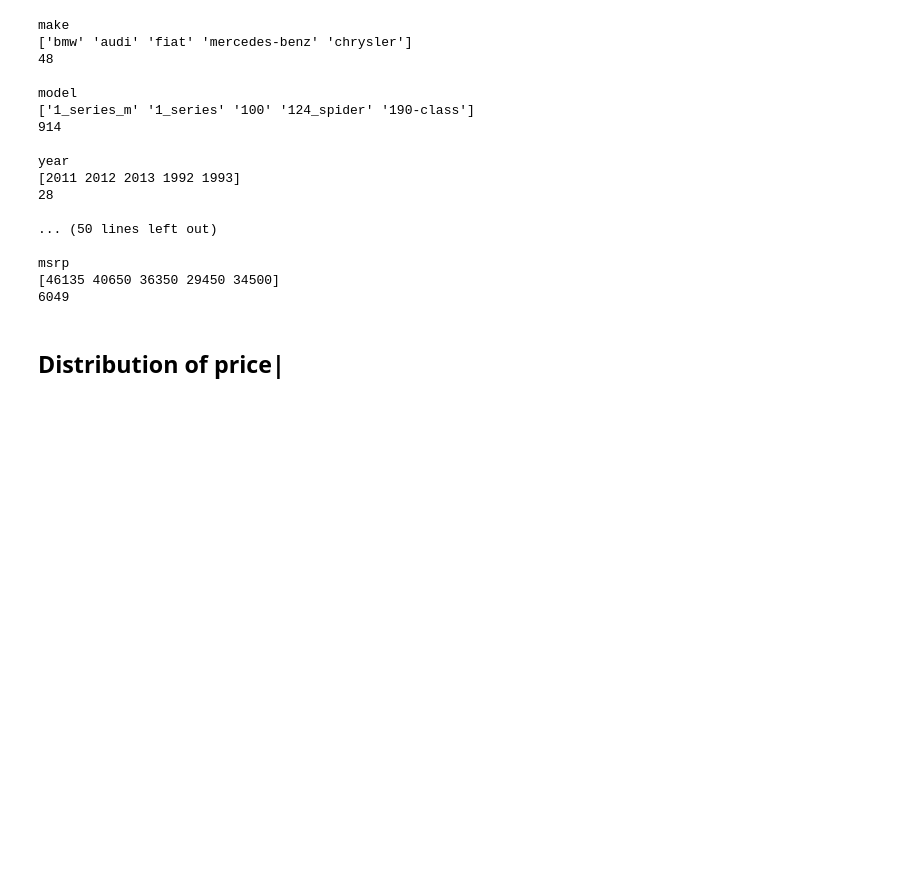
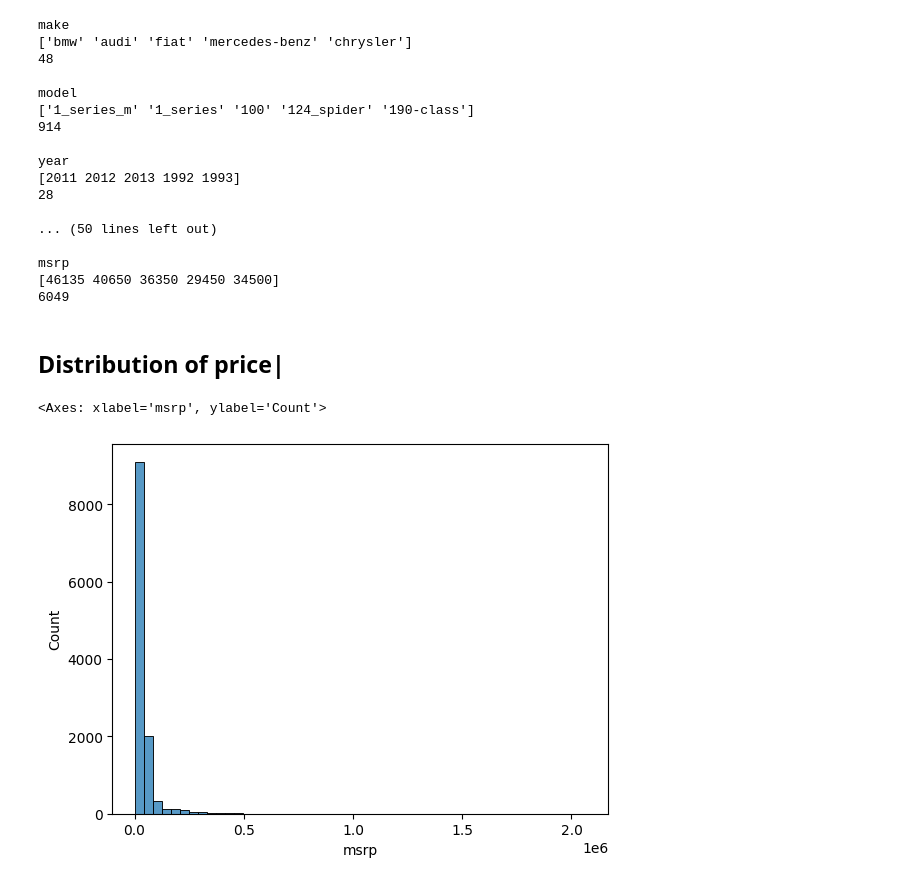
Before and after one commit to moolajide06/machine-learning-zoomcamp-2025, a Jupyter notebook: 02-regression/02-carprice.ipynb, the cells around one changed output. Saved outputs shown, nothing was run; the diff lists cells and outputs as text; code cells hidden in the pictures; blank space fills up the shorter version.

```diff
--- a/02-regression/02-carprice.ipynb
+++ b/02-regression/02-carprice.ipynb
@@ -132,0 +133,5 @@ import seaborn as sns
+# %%
+sns.histplot(df.msrp, bins = 50)
+# %% [output]
+<Axes: xlabel='msrp', ylabel='Count'>
+[figure, added]
```
Also changed, not shown: parts of 18 cells of this notebook.
